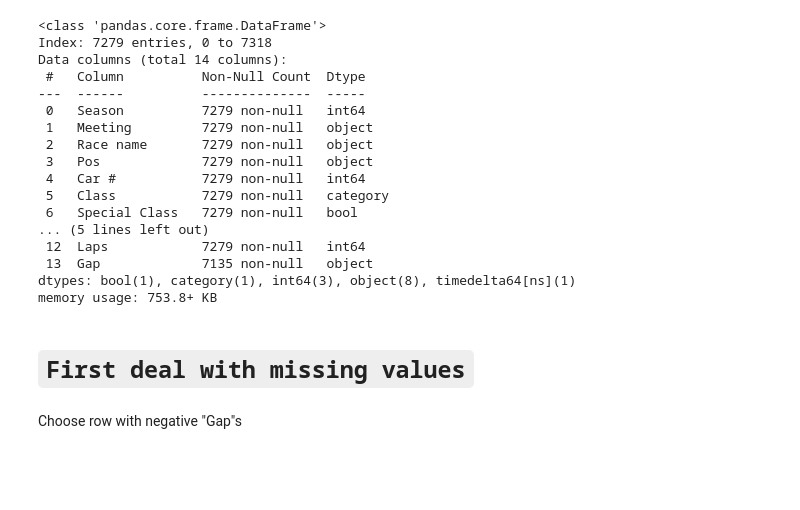
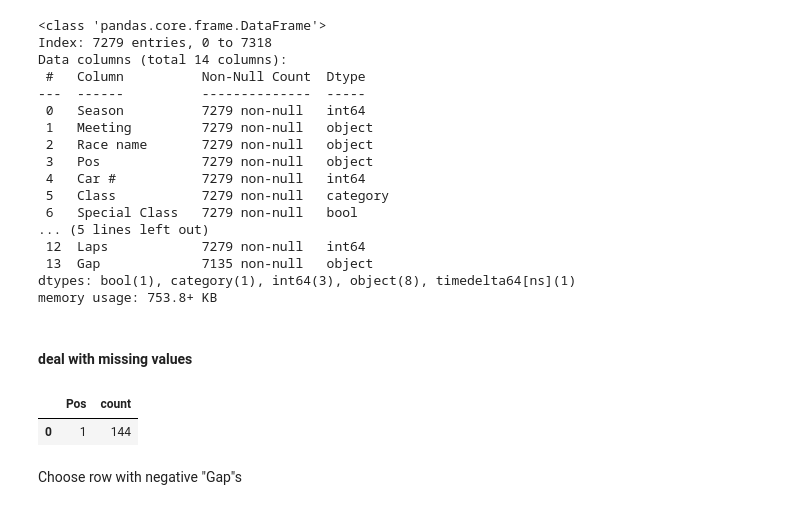
Before and after one commit to S0la1re/GT-World-Challenge-Europe-Data-Analysis, a Jupyter notebook: data_preparation.ipynb, the cells around one changed output. Saved outputs shown, nothing was run; the diff lists cells and outputs as text; code cells hidden in the pictures; blank space fills up the shorter version.

```diff
--- a/data_preparation.ipynb
+++ b/data_preparation.ipynb
@@ -279,7 +279,13 @@ Data columns (total 14 columns):
 dtypes: bool(1), category(1), int64(3), object(8), timedelta64[ns](1)
 memory usage: 753.8+ KB
 # %% [markdown]
-# `First deal with missing values`
+#### deal with missing values
+# %%
+null_gap_rows = all_races[pd.isnull(all_races['Gap'])]
+null_gap_rows['Pos'].value_counts().reset_index()
+# %% [output]
+|  | Pos | count |
+| 0 | 1 | 144 |
 # %% [markdown]
 Choose row with negative "Gap"s
 # %%
```
Also changed, not shown: parts of 5 cells of this notebook.
